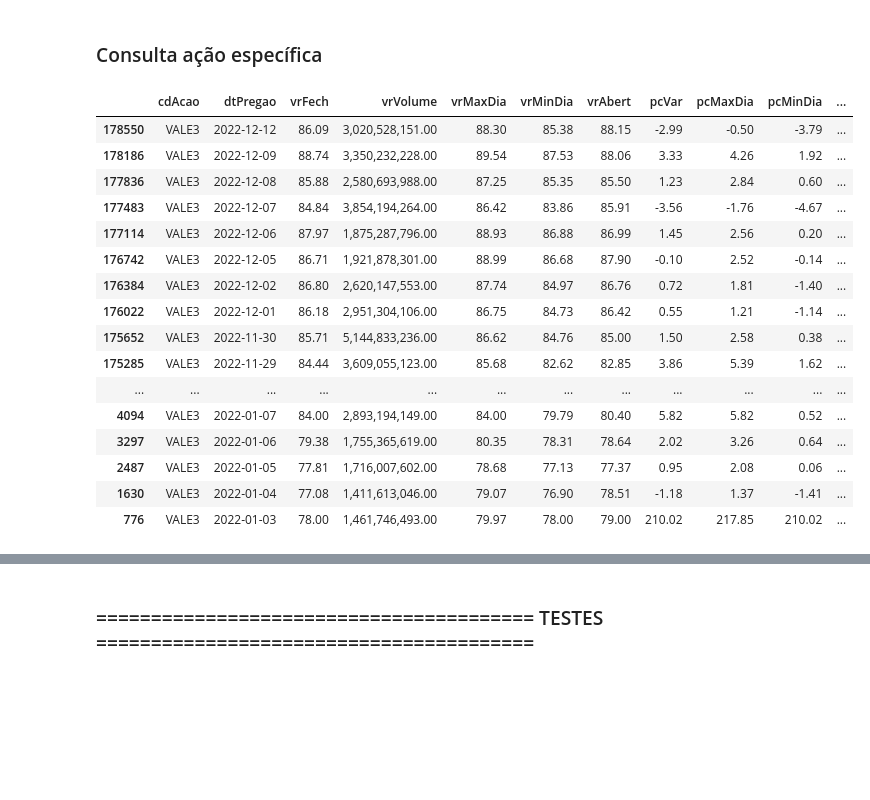
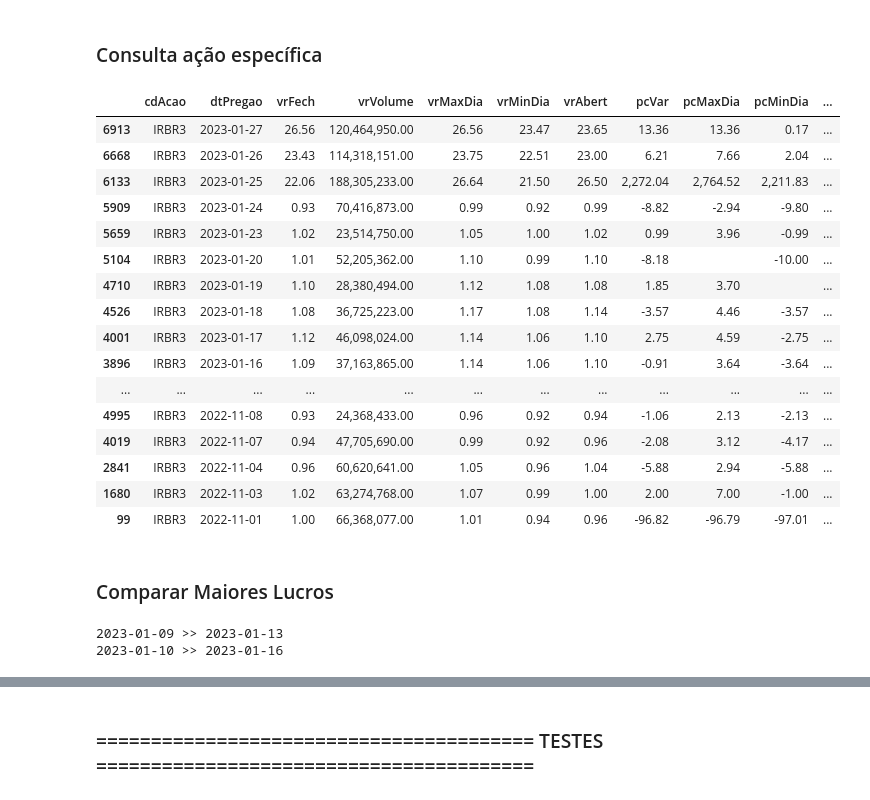
Before and after one commit to alexandre-esmeraldo/StockManager, a Jupyter notebook: StockManager_Processamento.ipynb, the cells around one changed output, grey strips where cells are left out. Cells and saved outputs as stored; diff of their text form; code cells hidden in the pictures; blank space fills up the shorter version.

```diff
--- a/StockManager_Processamento.ipynb
+++ b/StockManager_Processamento.ipynb
@@ -30,3 +28,5 @@ LISTA_ARQUIVOS = ['A2022']
+# %%
+LISTA_ARQUIVOS = ['A2023', 'M112022', 'M122022']
 # %%
 df = carrega_dados(LISTA_ARQUIVOS)
 # %%
@@ -110,22 +134,30 @@ printmd(f'**<div class={font_color}>Status {a}</div>**')
 # %% [markdown]
 ### Consulta ação específica
 # %%
-consultaAcao(df, "VALE3")
+consultaAcao(df, "IRBR3")
 # %% [output]
 |  | cdAcao | dtPregao | vrFech | vrVolume | vrMaxDia | vrMinDia | vrAbert | pcVar | pcMaxDia | pcMinDia | ... |
-| 178550 | VALE3 | 2022-12-12 | 86.09 | 3,020,528,151.00 | 88.30 | 85.38 | 88.15 | -2.99 | -0.50 | -3.79 | ... |
-| 178186 | VALE3 | 2022-12-09 | 88.74 | 3,350,232,228.00 | 89.54 | 87.53 | 88.06 | 3.33 | 4.26 | 1.92 | ... |
-| 177836 | VALE3 | 2022-12-08 | 85.88 | 2,580,693,988.00 | 87.25 | 85.35 | 85.50 | 1.23 | 2.84 | 0.60 | ... |
-| 177483 | VALE3 | 2022-12-07 | 84.84 | 3,854,194,264.00 | 86.42 | 83.86 | 85.91 | -3.56 | -1.76 | -4.67 | ... |
-| 177114 | VALE3 | 2022-12-06 | 87.97 | 1,875,287,796.00 | 88.93 | 86.88 | 86.99 | 1.45 | 2.56 | 0.20 | ... |
-| 176742 | VALE3 | 2022-12-05 | 86.71 | 1,921,878,301.00 | 88.99 | 86.68 | 87.90 | -0.10 | 2.52 | -0.14 | ... |
-| 176384 | VALE3 | 2022-12-02 | 86.80 | 2,620,147,553.00 | 87.74 | 84.97 | 86.76 | 0.72 | 1.81 | -1.40 | ... |
-| 176022 | VALE3 | 2022-12-01 | 86.18 | 2,951,304,106.00 | 86.75 | 84.73 | 86.42 | 0.55 | 1.21 | -1.14 | ... |
-| 175652 | VALE3 | 2022-11-30 | 85.71 | 5,144,833,236.00 | 86.62 | 84.76 | 85.00 | 1.50 | 2.58 | 0.38 | ... |
-| 175285 | VALE3 | 2022-11-29 | 84.44 | 3,609,055,123.00 | 85.68 | 82.62 | 82.85 | 3.86 | 5.39 | 1.62 | ... |
+| 6913 | IRBR3 | 2023-01-27 | 26.56 | 120,464,950.00 | 26.56 | 23.47 | 23.65 | 13.36 | 13.36 | 0.17 | ... |
+| 6668 | IRBR3 | 2023-01-26 | 23.43 | 114,318,151.00 | 23.75 | 22.51 | 23.00 | 6.21 | 7.66 | 2.04 | ... |
+| 6133 | IRBR3 | 2023-01-25 | 22.06 | 188,305,233.00 | 26.64 | 21.50 | 26.50 | 2,272.04 | 2,764.52 | 2,211.83 | ... |
+| 5909 | IRBR3 | 2023-01-24 | 0.93 | 70,416,873.00 | 0.99 | 0.92 | 0.99 | -8.82 | -2.94 | -9.80 | ... |
+| 5659 | IRBR3 | 2023-01-23 | 1.02 | 23,514,750.00 | 1.05 | 1.00 | 1.02 | 0.99 | 3.96 | -0.99 | ... |
+| 5104 | IRBR3 | 2023-01-20 | 1.01 | 52,205,362.00 | 1.10 | 0.99 | 1.10 | -8.18 |  | -10.00 | ... |
+| 4710 | IRBR3 | 2023-01-19 | 1.10 | 28,380,494.00 | 1.12 | 1.08 | 1.08 | 1.85 | 3.70 |  | ... |
+| 4526 | IRBR3 | 2023-01-18 | 1.08 | 36,725,223.00 | 1.17 | 1.08 | 1.14 | -3.57 | 4.46 | -3.57 | ... |
+| 4001 | IRBR3 | 2023-01-17 | 1.12 | 46,098,024.00 | 1.14 | 1.06 | 1.10 | 2.75 | 4.59 | -2.75 | ... |
+| 3896 | IRBR3 | 2023-01-16 | 1.09 | 37,163,865.00 | 1.14 | 1.06 | 1.10 | -0.91 | 3.64 | -3.64 | ... |
 | ... | ... | ... | ... | ... | ... | ... | ... | ... | ... | ... | ... |
-| 4094 | VALE3 | 2022-01-07 | 84.00 | 2,893,194,149.00 | 84.00 | 79.79 | 80.40 | 5.82 | 5.82 | 0.52 | ... |
-| 3297 | VALE3 | 2022-01-06 | 79.38 | 1,755,365,619.00 | 80.35 | 78.31 | 78.64 | 2.02 | 3.26 | 0.64 | ... |
-| 2487 | VALE3 | 2022-01-05 | 77.81 | 1,716,007,602.00 | 78.68 | 77.13 | 77.37 | 0.95 | 2.08 | 0.06 | ... |
-| 1630 | VALE3 | 2022-01-04 | 77.08 | 1,411,613,046.00 | 79.07 | 76.90 | 78.51 | -1.18 | 1.37 | -1.41 | ... |
-| 776 | VALE3 | 2022-01-03 | 78.00 | 1,461,746,493.00 | 79.97 | 78.00 | 79.00 | 210.02 | 217.85 | 210.02 | ... |
+| 4995 | IRBR3 | 2022-11-08 | 0.93 | 24,368,433.00 | 0.96 | 0.92 | 0.94 | -1.06 | 2.13 | -2.13 | ... |
+| 4019 | IRBR3 | 2022-11-07 | 0.94 | 47,705,690.00 | 0.99 | 0.92 | 0.96 | -2.08 | 3.12 | -4.17 | ... |
+| 2841 | IRBR3 | 2022-11-04 | 0.96 | 60,620,641.00 | 1.05 | 0.96 | 1.04 | -5.88 | 2.94 | -5.88 | ... |
+| 1680 | IRBR3 | 2022-11-03 | 1.02 | 63,274,768.00 | 1.07 | 0.99 | 1.00 | 2.00 | 7.00 | -1.00 | ... |
+| 99 | IRBR3 | 2022-11-01 | 1.00 | 66,368,077.00 | 1.01 | 0.94 | 0.96 | -96.82 | -96.79 | -97.01 | ... |
+# %% [markdown]
+### Comparar Maiores Lucros
+# %%
+df_1 = montaLucroPeriodo(df, 5, 10, True)
+df_2 = montaLucroPeriodo(df, 5, 9, True)
+# %% [output]
+2023-01-09 >> 2023-01-13
+2023-01-10 >> 2023-01-16
```
Also changed, not shown: parts of 23 cells of this notebook, 1 other file.
